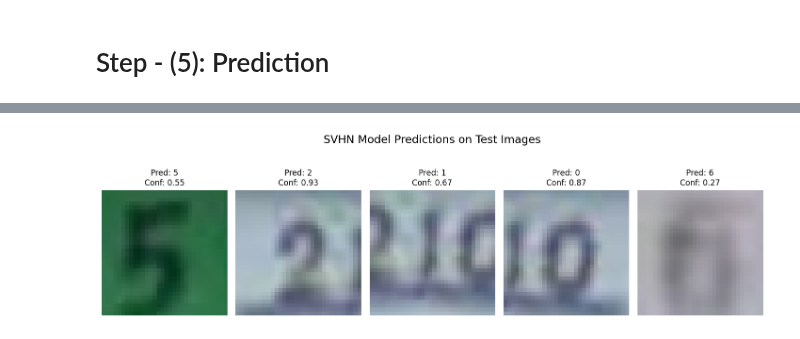
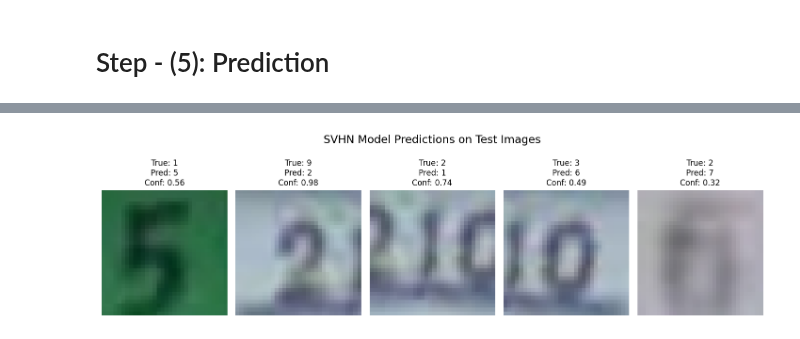
Before and after one commit to MikeShier/BIG-DATA-CW2, a Jupyter notebook: CW2.ipynb, the cells around one changed output, grey strips where cells are left out. Drawn from its saved outputs; the diff is of its cells as text; code cells hidden in the pictures.

```diff
--- a/CW2.ipynb
+++ b/CW2.ipynb
@@ -314,13 +319,24 @@ plt.show()
 model.save("best_model.keras")
 # %%
 import matplotlib.pyplot as plt
+from tensorflow.keras.models import load_model
 
+# Loading the trained model
+model = load_model('best_model.keras')
+
+# Running predictions based on the test set
+y_pred_probs = model.predict(X_test)
+y_pred = np.argmax(y_pred_probs, axis = 1)
+
+# Plotting predictions
 plt.figure(figsize = (12, 4), dpi = 120)
+
 
 for i in range(5):
     plt.subplot(1, 5, i + 1)
     plt.imshow(X_test[i], cmap = 'grey')
     plt.title(f"Pred: {y_pred[i]}\nConf: {y_pred_probs[i][y_pred[i]]:.2f}", fontsize = 10)
+    plt.title(f"True: {y_test[i]}\nPred: {y_pred[i]}\nConf: {y_pred_probs[i][y_pred[i]]:.2f}", fontsize=10)
     plt.axis("off")
 
 plt.suptitle("SVHN Model Predictions on Test Images", fontsize = 14)
@@ -330 +347 @@ plt.show()
-[figure, old version]
+[figure, new version]
```
Also changed, not shown: parts of 11 cells of this notebook, 1 other file.
